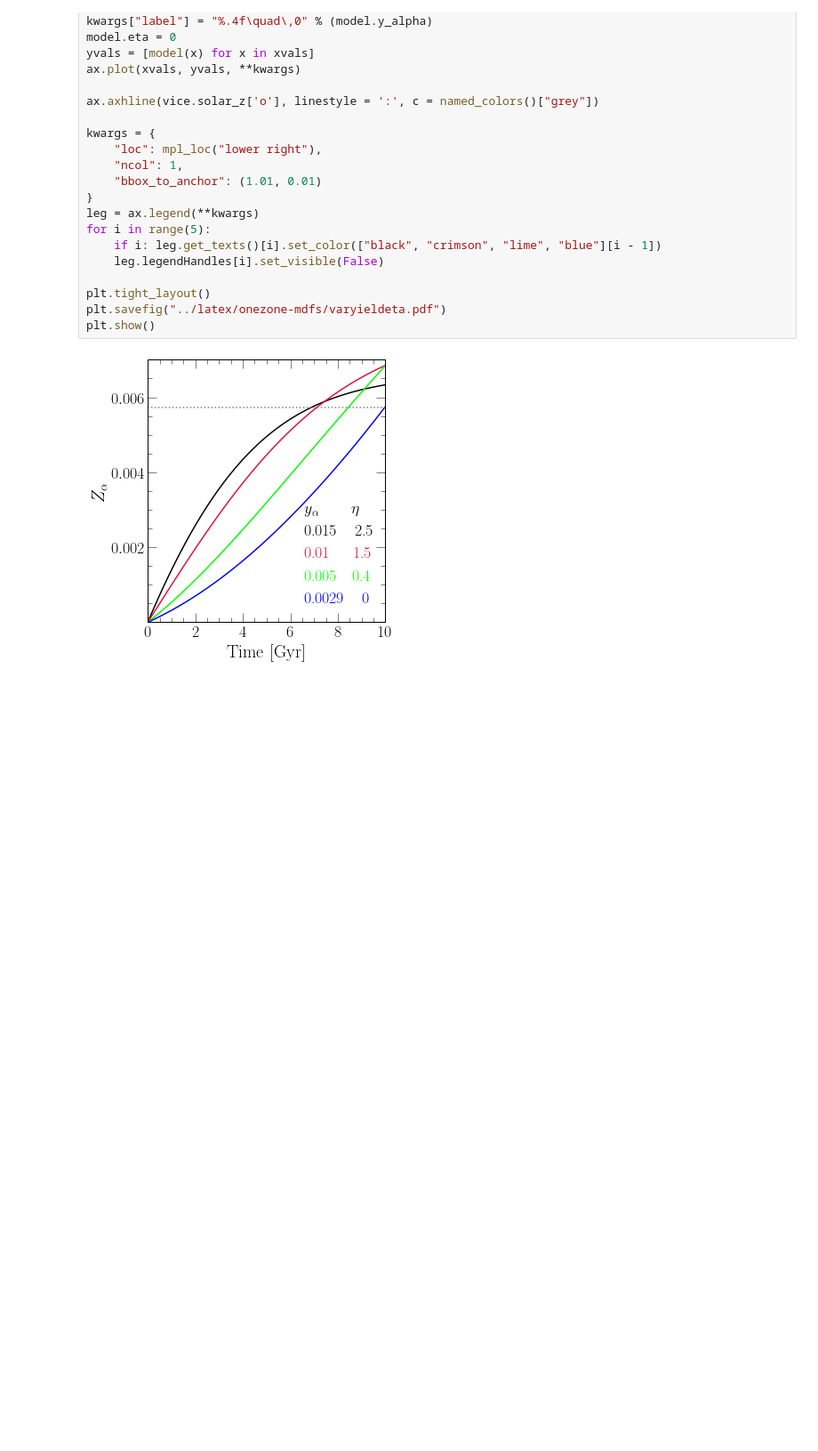
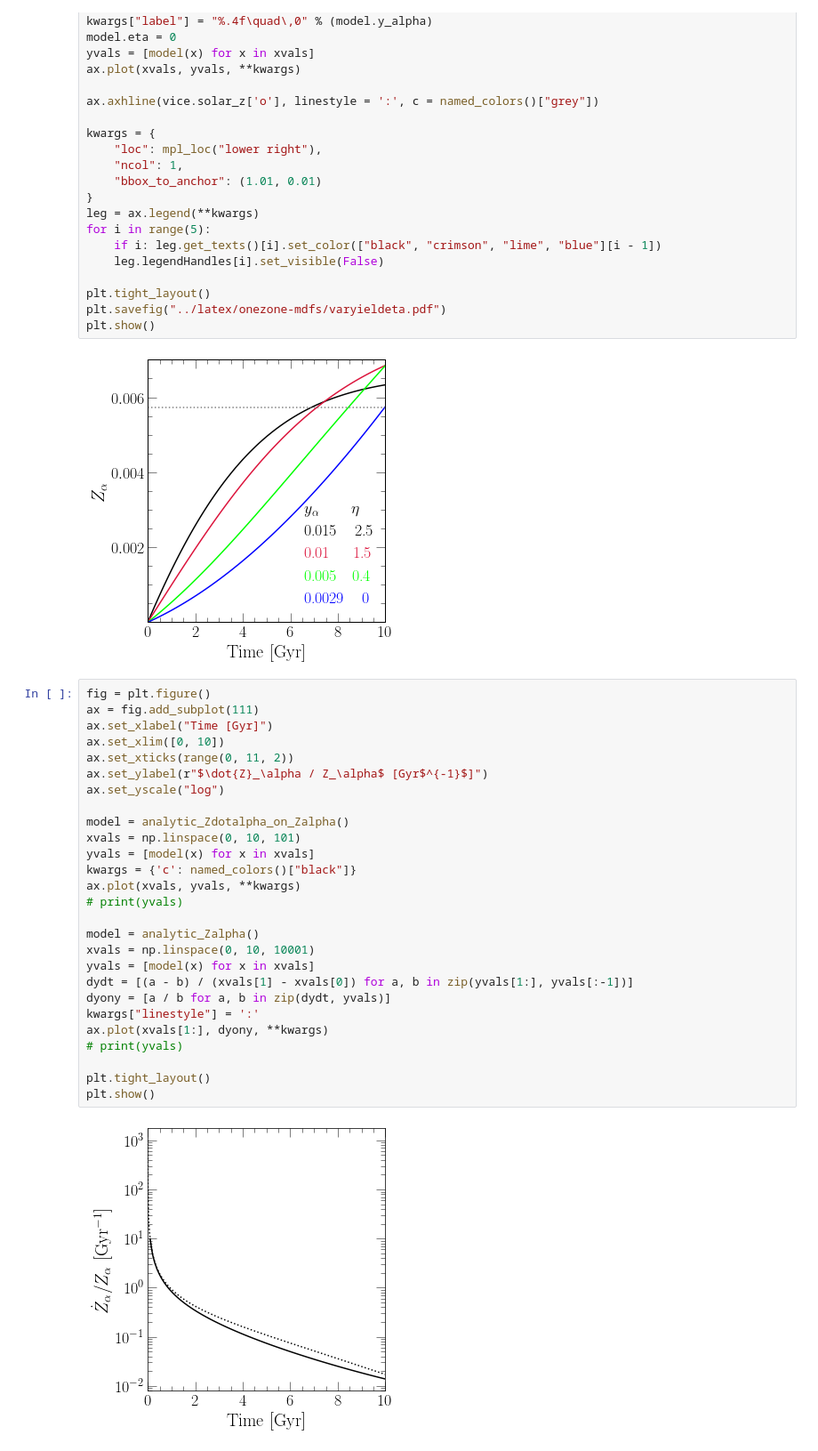
Before and after one commit to giganano/outflows, a Jupyter notebook: notebooks/onezone.ipynb, the cells around one changed output. Shown: that part at 89% size. Drawn from its saved outputs; the diff is of its cells as text; blank space fills up the shorter version.

```diff
--- a/notebooks/onezone.ipynb
+++ b/notebooks/onezone.ipynb
@@ -279,3 +307,32 @@ plt.savefig("../latex/onezone-mdfs/varyieldeta.pdf")
 plt.show()
 # %% [output]
 [figure]
+# %%
+fig = plt.figure()
+ax = fig.add_subplot(111)
+ax.set_xlabel("Time [Gyr]")
+ax.set_xlim([0, 10])
+ax.set_xticks(range(0, 11, 2))
+ax.set_ylabel(r"$\dot{Z}_\alpha / Z_\alpha$ [Gyr$^{-1}$]")
+ax.set_yscale("log")
+
+model = analytic_Zdotalpha_on_Zalpha()
+xvals = np.linspace(0, 10, 101)
+yvals = [model(x) for x in xvals]
+kwargs = {'c': named_colors()["black"]}
+ax.plot(xvals, yvals, **kwargs)
+# print(yvals)
+
+model = analytic_Zalpha()
+xvals = np.linspace(0, 10, 10001)
+yvals = [model(x) for x in xvals]
+dydt = [(a - b) / (xvals[1] - xvals[0]) for a, b in zip(yvals[1:], yvals[:-1])]
+dyony = [a / b for a, b in zip(dydt, yvals)]
+kwargs["linestyle"] = ':'
+ax.plot(xvals[1:], dyony, **kwargs)
+# print(yvals)
+
+plt.tight_layout()
+plt.show()
+# %% [output]
+[figure, added]
```
Also changed, not shown: parts of 4 cells of this notebook, 1 other file.
